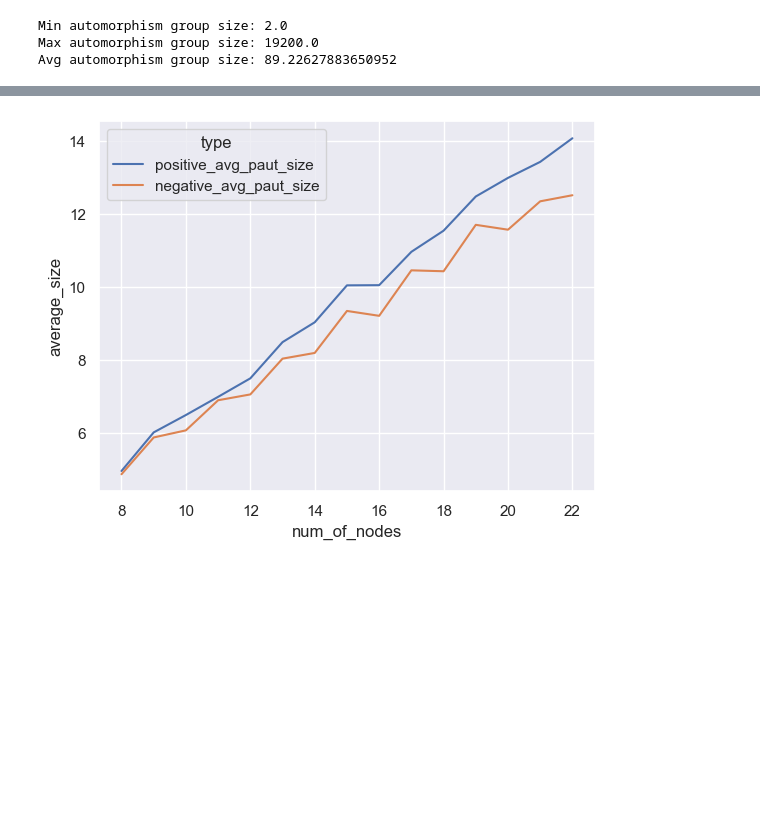
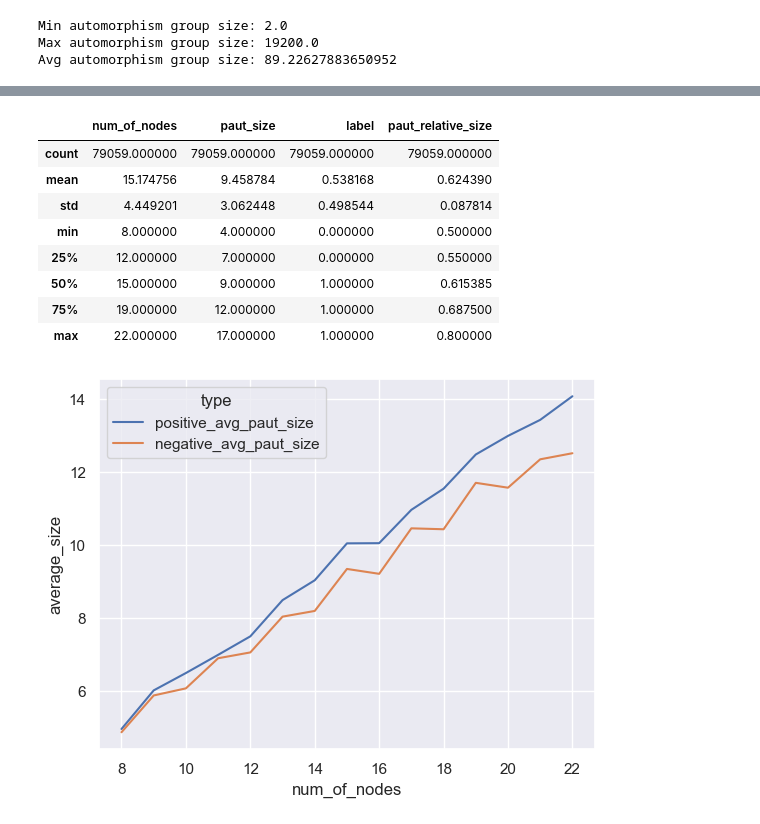
Before and after one commit to rivalxy/gnn-graph-theory, a Jupyter notebook: dataset/dataset_stats.ipynb, the cells around one changed output, grey strips where cells are left out. Cells and saved outputs as stored; diff of their text form; code cells hidden in the pictures; blank space fills up the shorter version.

```diff
--- a/dataset/dataset_stats.ipynb
+++ b/dataset/dataset_stats.ipynb
@@ -93,3 +111,16 @@ df
+# %%
+larger_dataset["paut_relative_size"] = larger_dataset["paut_size"] / larger_dataset["num_of_nodes"]
+larger_dataset.describe()
+# %% [output]
+|  | num_of_nodes | paut_size | label | paut_relative_size |
+| count | 79059.000000 | 79059.000000 | 79059.000000 | 79059.000000 |
+| mean | 15.174756 | 9.458784 | 0.538168 | 0.624390 |
+| std | 4.449201 | 3.062448 | 0.498544 | 0.087814 |
+| min | 8.000000 | 4.000000 | 0.000000 | 0.500000 |
+| 25% | 12.000000 | 7.000000 | 0.000000 | 0.550000 |
+| 50% | 15.000000 | 9.000000 | 1.000000 | 0.615385 |
+| 75% | 19.000000 | 12.000000 | 1.000000 | 0.687500 |
+| max | 22.000000 | 17.000000 | 1.000000 | 0.800000 |
 # %%
 positive_avg_paut_size = (
     larger_dataset[larger_dataset["label"] == 1]
```
Also changed, not shown: parts of 2 cells of this notebook.
